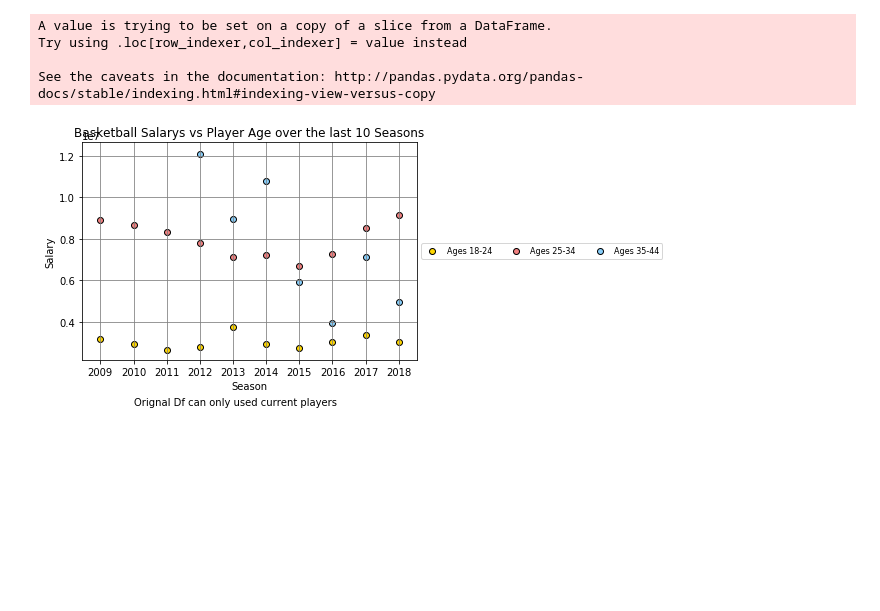
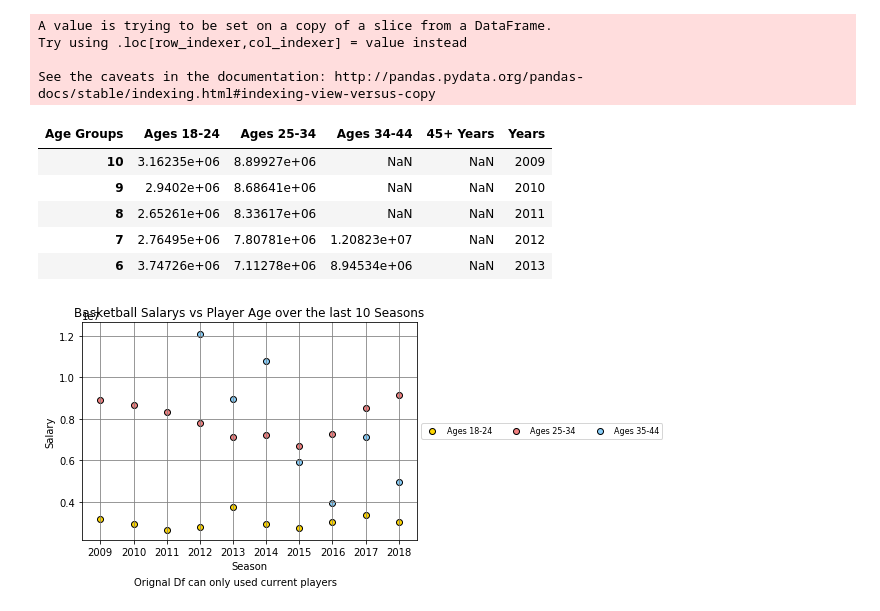
Before and after one commit to ejackson815/Project1, a Jupyter notebook: Analysis_Code/Final Analysis.ipynb, the cells around one changed output. Cells and saved outputs as stored; diff of their text form; code cells hidden in the pictures; blank space fills up the shorter version.

```diff
--- a/Analysis_Code/Final Analysis.ipynb
+++ b/Analysis_Code/Final Analysis.ipynb
@@ -492,25 +499,33 @@ Tw_08= Tw_08.reset_index()
 # %%
 #Building Age vs Salary Chart DF
 chart = Tw_18.merge(Tw_17, how='left', on="Age Groups")#, right_on='Player',suffixes=('_2018','_2017')).fillna(0)
 chart = chart.merge(Tw_16, how='left', on="Age Groups")#, right_on='Player',suffixes=('_2018','_2017')).fillna(0)
 chart = chart.merge(Tw_15, how='left', on="Age Groups")#, right_on='Player',suffixes=('_2018','_2017')).fillna(0)
 chart = chart.merge(Tw_14, how='left', on="Age Groups")#, right_on='Player',suffixes=('_2018','_2017')).fillna(0)
 chart = chart.merge(Tw_13, how='left', on="Age Groups")#, right_on='Player',suffixes=('_2018','_2017')).fillna(0)
 chart = chart.merge(Tw_12, how='left', on="Age Groups")#, right_on='Player',suffixes=('_2018','_2017')).fillna(0)
 chart = chart.merge(Tw_11, how='left', on="Age Groups")#, right_on='Player',suffixes=('_2018','_2017')).fillna(0)
 chart = chart.merge(Tw_10, how='left', on="Age Groups")#, right_on='Player',suffixes=('_2018','_2017')).fillna(0)
 chart = chart.merge(Tw_09, how='left', on="Age Groups")#, right_on='Player',suffixes=('_2018','_2017')).fillna(0)
 chart = chart.merge(Tw_08, how='left', on="Age Groups")#, right_on='Player',suffixes=('_2018','_2017')).fillna(0)
 chart=chart.rename(columns={'2018_x':'2018'})
 chart=chart.iloc[:,[0,2,4,6,8,10,12,14,16,18,20]]
 
 chart1=chart.transpose() # the chart format needed to be changed
 chart1.columns = chart1.iloc[0]  #Copy what i want as my index value to index
 chart1.reset_index()
 chart1['Years']= chart1.index #I need to make a new index but save the value that the chart is currently indexed by
 chart1.index = range(11)         #Setting Index
 chart1=chart1.drop(chart1.index[0]) #Removing the line i used to make my index
 chart1= chart1.sort_values(["Years"], ascending=True)
+chart1.head()
+# %% [output]
+| Age Groups | Ages 18-24 | Ages 25-34 | Ages 34-44 | 45+ Years | Years |
+| 10 | 3.16235e+06 | 8.89927e+06 | NaN | NaN | 2009 |
+| 9 | 2.9402e+06 | 8.68641e+06 | NaN | NaN | 2010 |
+| 8 | 2.65261e+06 | 8.33617e+06 | NaN | NaN | 2011 |
+| 7 | 2.76495e+06 | 7.80781e+06 | 1.20823e+07 | NaN | 2012 |
+| 6 | 3.74726e+06 | 7.11278e+06 | 8.94534e+06 | NaN | 2013 |
 # %%
 #The Following is a scatterplot for age vs Avg salary
 
```
Also changed, not shown: parts of 1 cell of this notebook, 4 other files.
